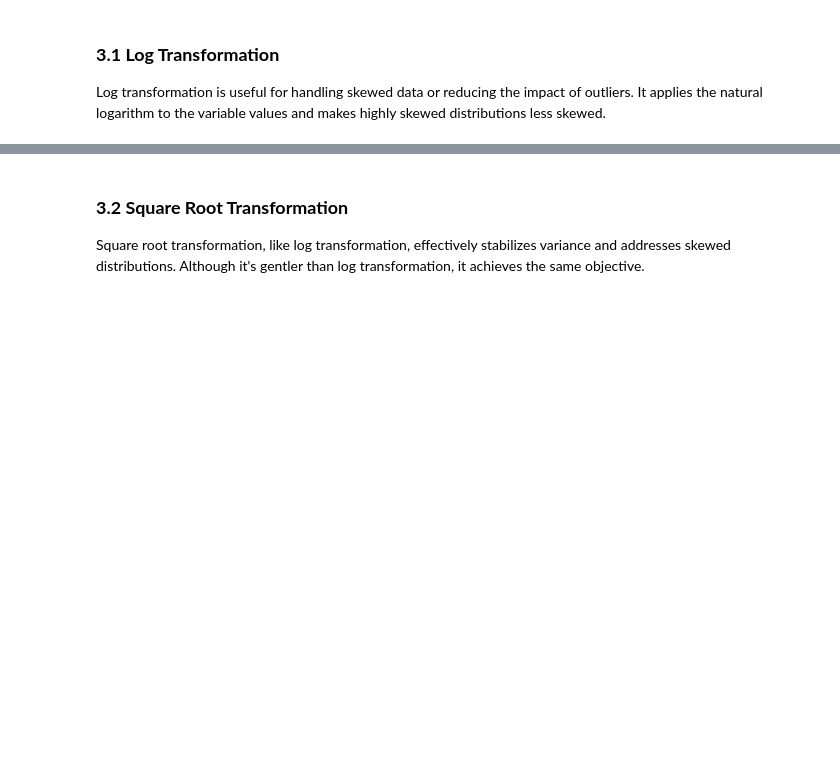
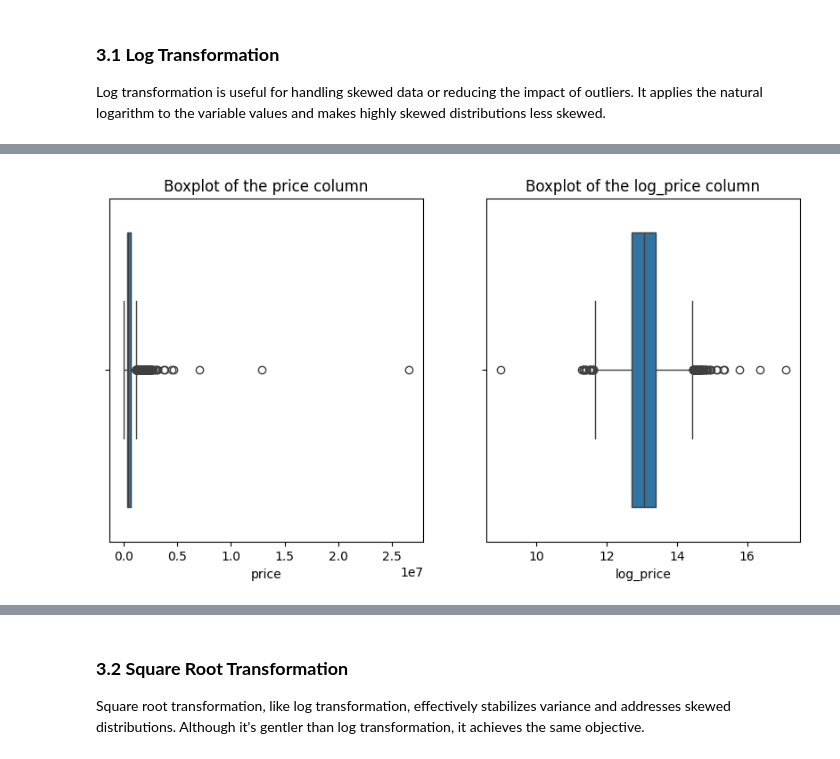
Before and after one commit to opendroid/learn-python, a Jupyter notebook: numpy/feature_engineering.ipynb, the cells around one changed output, grey strips where cells are left out. Cells and saved outputs as stored; diff of their text form; code cells hidden in the pictures; blank space fills up the shorter version.

```diff
--- a/numpy/feature_engineering.ipynb
+++ b/numpy/feature_engineering.ipynb
@@ -32,6 +32,6 @@ __Note:__ The __Data Wrangling__ lesson extensively addresses various feature en
 # %%
 import pandas as pd
 import numpy as np
-df= pd.read_csv("HousePrices.csv")
+df= pd.read_csv("../data/HousePrices.csv")
 # %%
 df.head()
@@ -38,4 +45,4 @@ df.head()
 # %%
 # Create a new feature 'total_rooms' by adding bedrooms and bathrooms
-df['total_rooms'] = #CODE HERE
+df['total_rooms'] = df['bedrooms'] + df['bathrooms']
 df.head()
@@ -52,5 +66,5 @@ Transforming variables is a crucial aspect of feature engineering that involves
 Log transformation is useful for handling skewed data or reducing the impact of outliers. It applies the natural logarithm to the variable values and makes highly skewed distributions less skewed.
 # %%
 # Logarithmic transformation of the 'price' column
-df['log_price'] = #CODE HERE
+df['log_price'] = df['price'].apply(np.log)
 df.head()
@@ -56,0 +78,13 @@ df.head()
+# %%
+# Create boxplot for the 'price' and 'log_price' columns
+import matplotlib.pyplot as plt
+import seaborn as sns
+
+fig, ax = plt.subplots(1, 2, figsize=(10, 5))
+sns.boxplot(x='price', data=df, ax=ax[0])
+sns.boxplot(x='log_price', data=df, ax=ax[1])
+ax[0].set_title('Boxplot of the price column')
+ax[1].set_title('Boxplot of the log_price column')
+plt.show()
+# %% [output]
+[figure, added]
```
Also changed, not shown: parts of 7 cells of this notebook, 1 other file.
